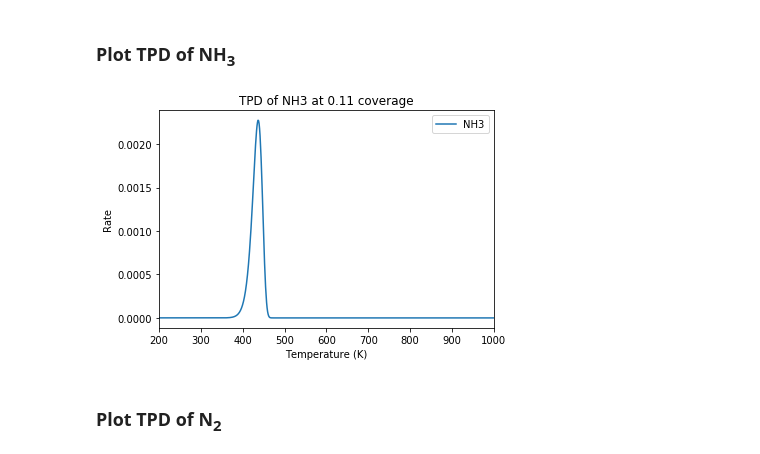
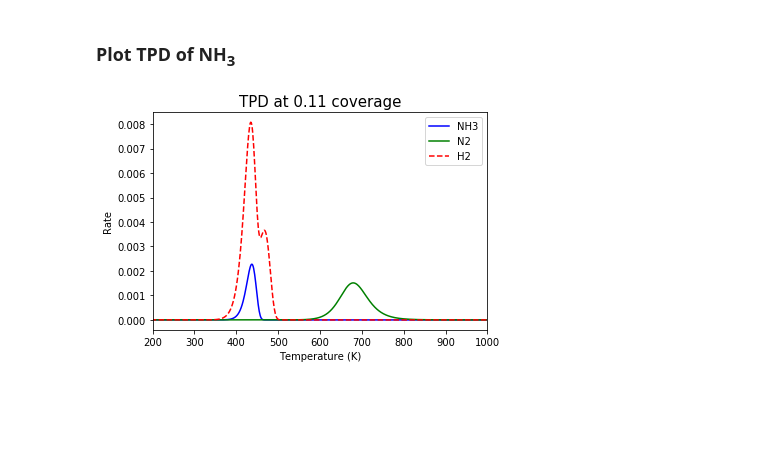
Before and after one commit to domoina27/MKM_NH3, a Jupyter notebook: without_initial_pressure/Detailed_MKM_TPD_NH3_diss.ipynb, the cells around one changed output. Drawn from its saved outputs; the diff is of its cells as text; code cells hidden in the pictures; blank space fills up the shorter version.

Commit message:
Jupiter notebook last cell now print all TPDs in one graph

```diff
--- a/without_initial_pressure/Detailed_MKM_TPD_NH3_diss.ipynb
+++ b/without_initial_pressure/Detailed_MKM_TPD_NH3_diss.ipynb
@@ -360,14 +360,15 @@ r8 = 0.5*(2*r2+r4)# H2 Des desorption
 ### Plot TPD of NH<sub>3</sub>
 # %%
 %matplotlib inline
-plt.plot(T,r1, label= "NH3")
-plt.title("TPD of NH3 at "+ str(round(th_NH3_0,2))+" coverage")
+plt.plot(T,r1, label= "NH3", color ="b")
+plt.plot(T,r7, label= "N2", color ="g")
+plt.plot(T,r8, label= "H2", color ="r", ls ="--")
+
+plt.title("TPD at "+ str(round(th_NH3_0,2))+" coverage", fontsize=15)
 plt.xlabel("Temperature (K)")
 plt.ylabel("Rate")
 plt.legend()
 plt.xlim(200,1000)
 plt.show()
 # %% [output]
-[figure, old version]
+[figure, new version]
-# %% [markdown]
-### Plot TPD of N<sub>2</sub>
```
Also changed, not shown: parts of 5 cells of this notebook.
